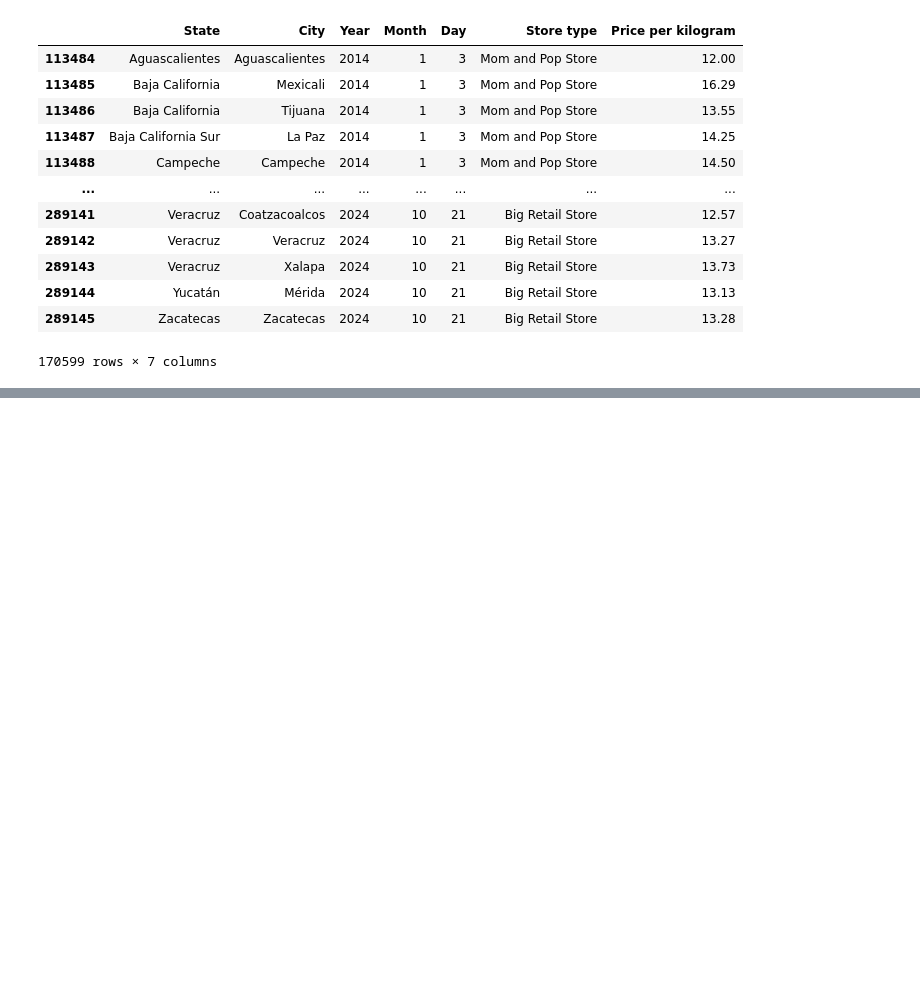
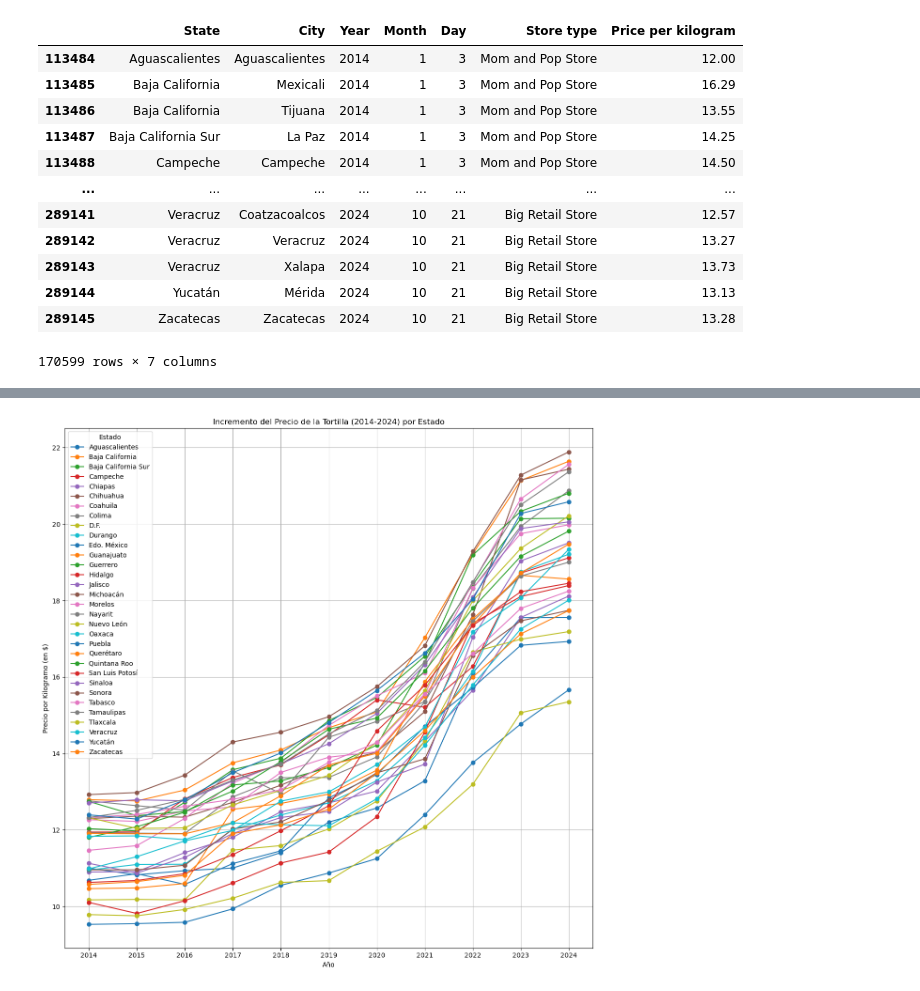
Before and after one commit to Josemarome/Project_1, a Jupyter notebook: Tortilla.ipynb, the cells around one changed output, grey strips where cells are left out. Saved outputs shown, nothing was run; the diff lists cells and outputs as text; code cells hidden in the pictures; blank space fills up the shorter version.

```diff
--- a/Tortilla.ipynb
+++ b/Tortilla.ipynb
@@ -68,0 +72,3 @@ tortilla_data_cleaned_2
+# %%
+grouped_2 = tortilla_data_cleaned_2.groupby(['State', 'Year']).agg({'Price per kilogram': 'mean'}).reset_index()
+grouped_2
@@ -68,0 +89,22 @@ tortilla_data_cleaned_2
+# %%
+# Crear la gráfica
+plt.figure(figsize=(12, 12))
+
+# Graficar los precios por estado a lo largo de los años
+for state in grouped_2['State'].unique():
+    state_data = grouped_2[grouped_2['State'] == state]
+    plt.plot(state_data['Year'], state_data['Price per kilogram'], marker='o', label=state)
+
+
+plt.title('Incremento del Precio de la Tortilla (2014-2024) por Estado')
+plt.xlabel('Año')
+plt.ylabel('Precio por Kilogramo (en $)')
+plt.xticks(range(2014, 2025))
+plt.legend(title='Estado')
+plt.grid()
+plt.tight_layout()
+
+# Mostrar la gráfica
+plt.show()
+# %% [output]
+[figure, added]
```
Also changed, not shown: parts of 21 cells of this notebook, 5 other files.
